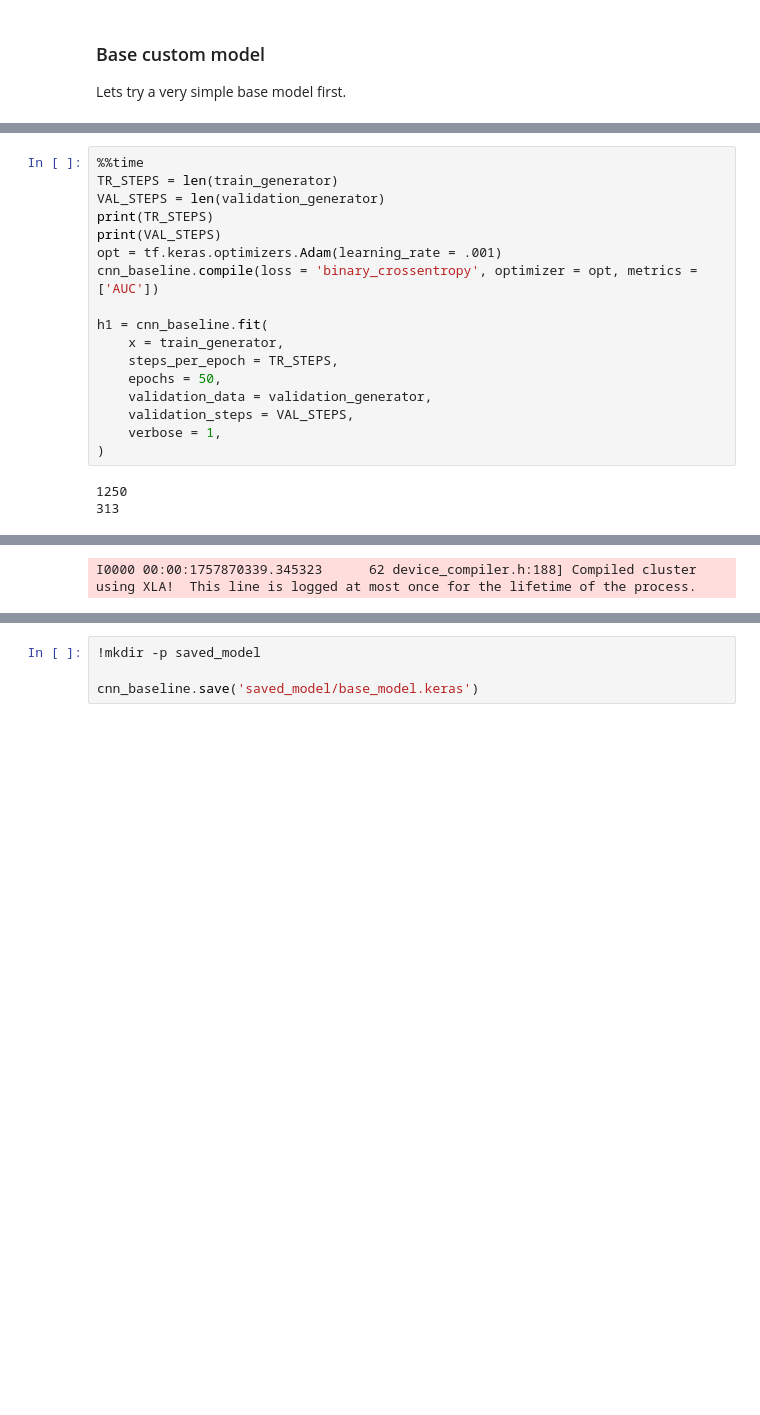
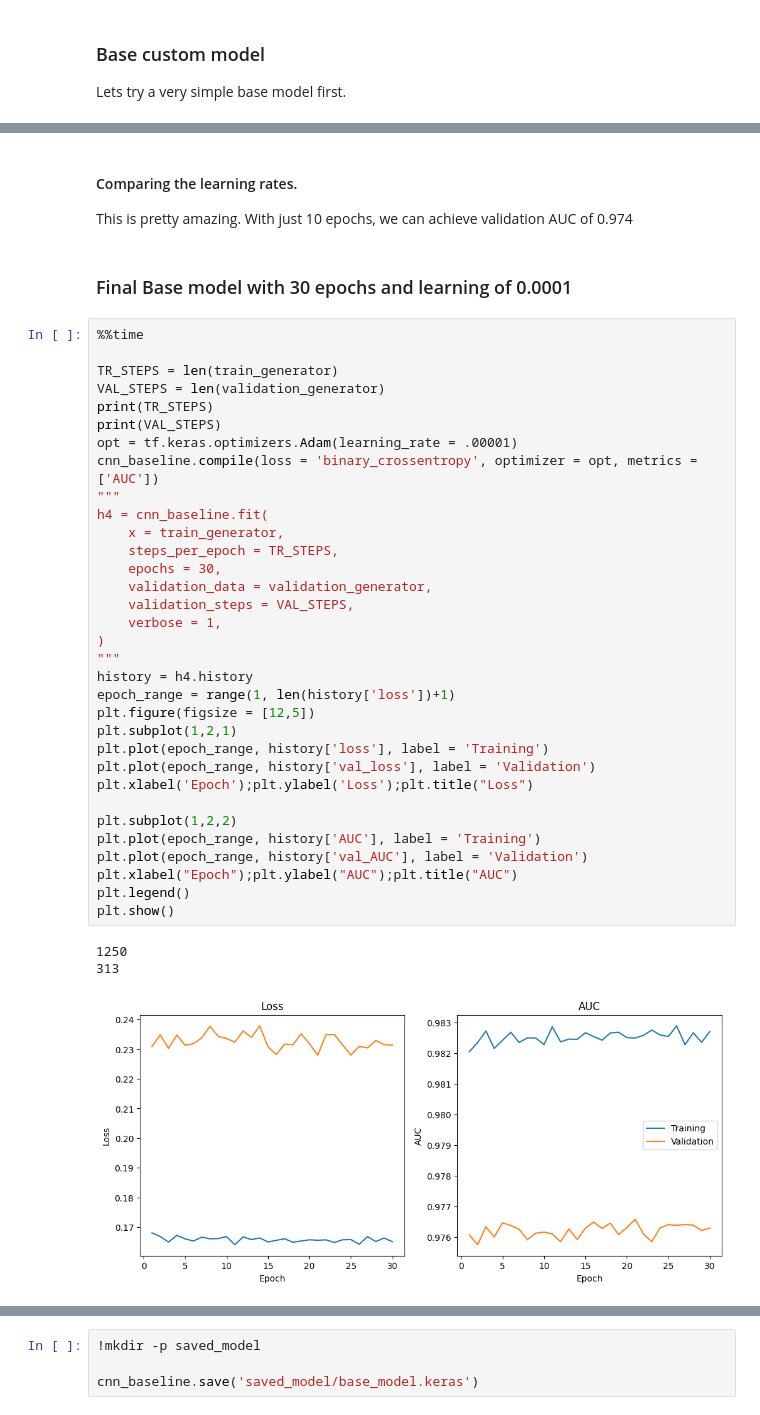
Before and after one commit to rpunit/msds-colorado, a Jupyter notebook: dtsa-5511/cnn-cancer-detection-msds-3.ipynb, the cells around one changed output, grey strips where cells are left out. Cells and saved outputs as stored; diff of their text form; blank space fills up the shorter version.

```diff
--- a/dtsa-5511/cnn-cancer-detection-msds-3.ipynb
+++ b/dtsa-5511/cnn-cancer-detection-msds-3.ipynb
@@ -290,20 +469,42 @@ Model: "sequential"
+# %% [markdown]
+#### Comparing the learning rates.
+This is pretty amazing. With just 10 epochs, we can achieve validation AUC of 0.974
+# %% [markdown]
+### Final Base model with 30 epochs and learning of 0.0001
 # %%
 %%time
+
 TR_STEPS = len(train_generator)
 VAL_STEPS = len(validation_generator)
 print(TR_STEPS)
 print(VAL_STEPS)
-opt = tf.keras.optimizers.Adam(learning_rate = .001)
+opt = tf.keras.optimizers.Adam(learning_rate = .00001)
 cnn_baseline.compile(loss = 'binary_crossentropy', optimizer = opt, metrics = ['AUC'])
-
-h1 = cnn_baseline.fit(
+"""
+h4 = cnn_baseline.fit(
     x = train_generator,
     steps_per_epoch = TR_STEPS,
-    epochs = 50,
+    epochs = 30,
     validation_data = validation_generator,
     validation_steps = VAL_STEPS,
     verbose = 1,
 )
+"""
+history = h4.history
+epoch_range = range(1, len(history['loss'])+1)
+plt.figure(figsize = [12,5])
+plt.subplot(1,2,1)
+plt.plot(epoch_range, history['loss'], label = 'Training')
+plt.plot(epoch_range, history['val_loss'], label = 'Validation')
+plt.xlabel('Epoch');plt.ylabel('Loss');plt.title("Loss")
+
+plt.subplot(1,2,2)
+plt.plot(epoch_range, history['AUC'], label = 'Training')
+plt.plot(epoch_range, history['val_AUC'], label = 'Validation')
+plt.xlabel("Epoch");plt.ylabel("AUC");plt.title("AUC")
+plt.legend()
+plt.show()
 # %% [output]
 1250
 313
+[figure, added]
@@ -316 +512,0 @@ I0000 00:00:1757870331.093638      62 cuda_dnn.cc:529] Loaded cuDNN version 9030
-I0000 00:00:1757870339.345323      62 device_compiler.h:188] Compiled cluster using XLA!  This line is logged at most once for the lifetime of the process.
```
Also changed, not shown: parts of 41 cells of this notebook.
